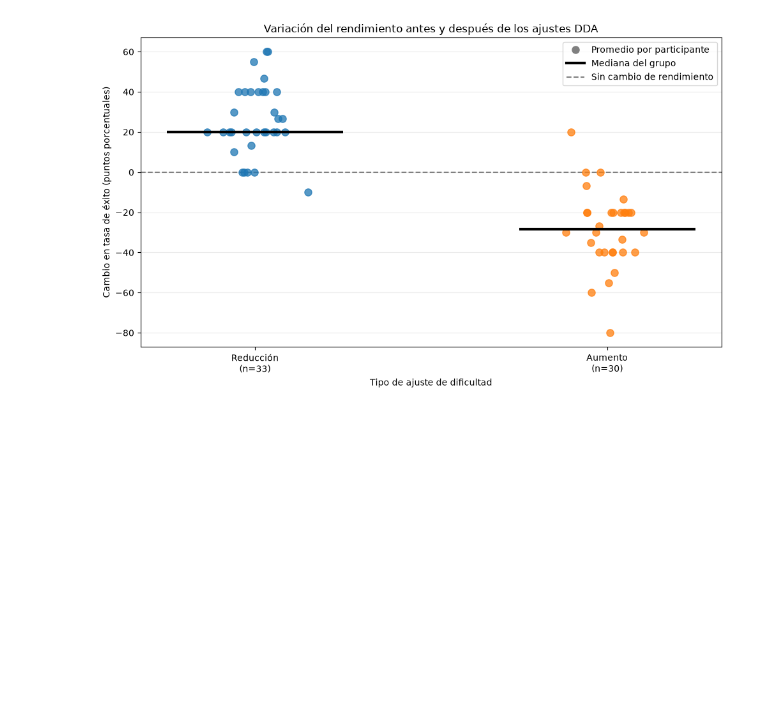
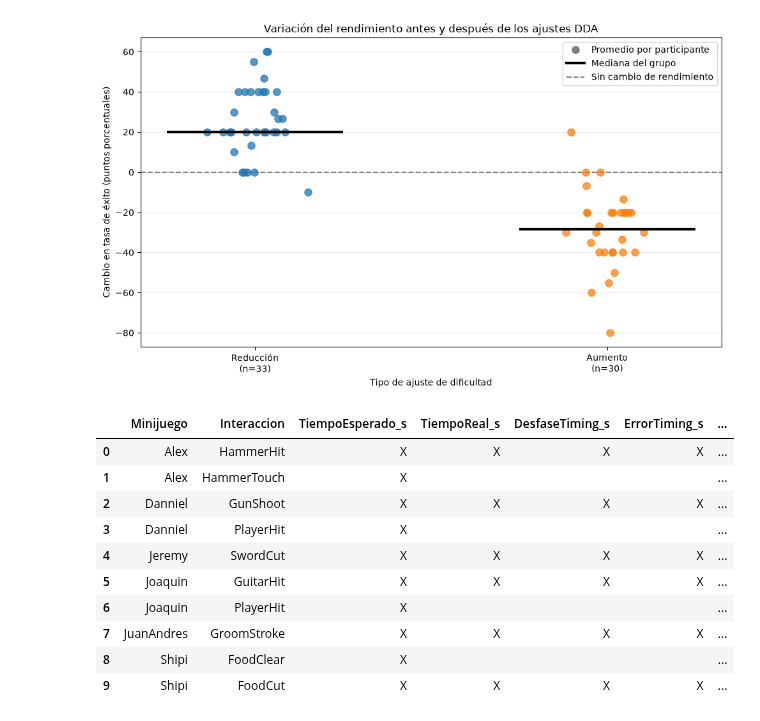
Before and after one commit to DiegoGarV/PGL, a Jupyter notebook: raw results/analisis.ipynb, the cells around one changed output. Cells and saved outputs as stored; diff of their text form; code cells hidden in the pictures; blank space fills up the shorter version.

```diff
--- a/raw results/analisis.ipynb
+++ b/raw results/analisis.ipynb
@@ -3086,3 +3088,72 @@ plt.tight_layout()
 plt.show()
 # %% [output]
 [figure]
+# %%
+import pandas as pd
+
+# Métricas que queremos revisar
+metricas = [
+    "TiempoEsperado_s",
+    "TiempoReal_s",
+    "DesfaseTiming_s",
+    "ErrorTiming_s",
+    "TiempoReaccion_s",
+    "PrecisionEspacial",
+    "PrecisionDireccion",
+    "ManoCorrecta"
+]
+
+# Copiar las columnas necesarias
+df_metricas = df_final[
+    ["Minijuego", "TipoAccion"] + metricas
+].copy()
+
+# Verificar si existe un valor válido
+def tiene_valor(valor):
+    if pd.isna(valor):
+        return False
+
+    return str(valor).strip().lower() not in [
+        "", "n/a", "nan", "none", "null"
+    ]
+
+# Convertir las métricas a True/False
+for metrica in metricas:
+    df_metricas[metrica] = (
+        df_metricas[metrica].map(tiene_valor)
+    )
+
+# Agrupar por minijuego y tipo de interacción
+tabla_metricas = (
+    df_metricas
+    .groupby(["Minijuego", "TipoAccion"])[metricas]
+    .any()
+    .reset_index()
+)
+
+# Marcar métricas disponibles con X
+tabla_metricas[metricas] = (
+    tabla_metricas[metricas].replace({
+        True: "X",
+        False: ""
+    })
+)
+
+# Renombrar para presentación
+tabla_metricas = tabla_metricas.rename(
+    columns={"TipoAccion": "Interaccion"}
+)
+
+display(tabla_metricas)
+# %% [output]
+|  | Minijuego | Interaccion | TiempoEsperado_s | TiempoReal_s | DesfaseTiming_s | ErrorTiming_s | ... |
+| 0 | Alex | HammerHit | X | X | X | X | ... |
+| 1 | Alex | HammerTouch | X |  |  |  | ... |
+| 2 | Danniel | GunShoot | X | X | X | X | ... |
+| 3 | Danniel | PlayerHit | X |  |  |  | ... |
+| 4 | Jeremy | SwordCut | X | X | X | X | ... |
+| 5 | Joaquin | GuitarHit | X | X | X | X | ... |
+| 6 | Joaquin | PlayerHit | X |  |  |  | ... |
+| 7 | JuanAndres | GroomStroke | X | X | X | X | ... |
+| 8 | Shipi | FoodClear | X |  |  |  | ... |
+| 9 | Shipi | FoodCut | X | X | X | X | ... |
```
Also changed, not shown: parts of 2 cells of this notebook, 21 other files.
